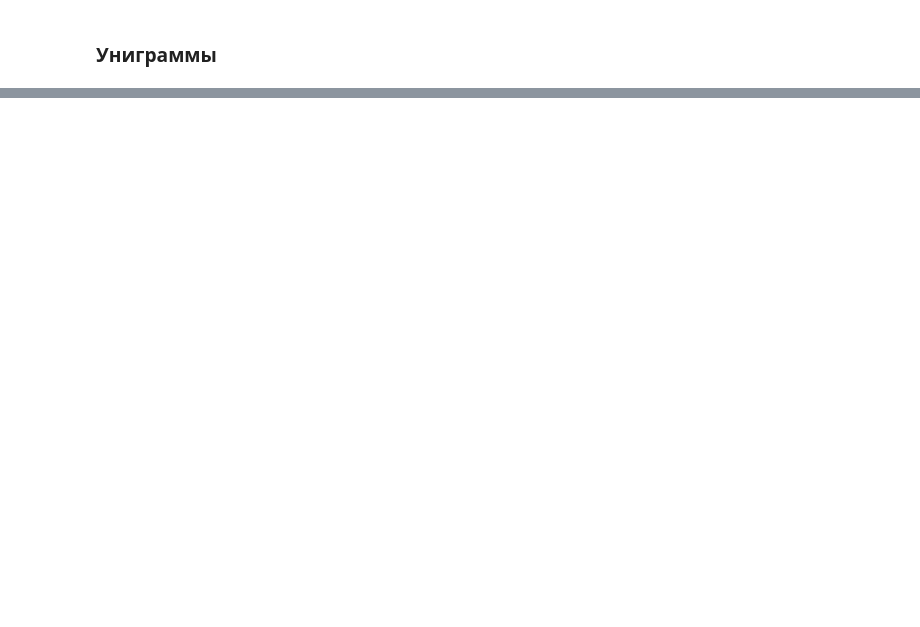
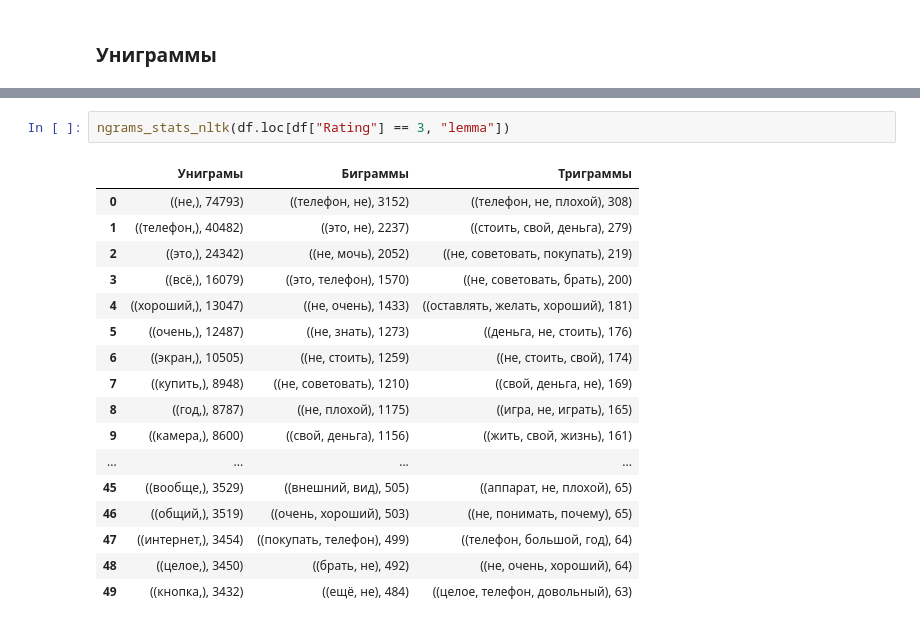
Before and after one commit to ivtroitskiy/nlp-basics, a Jupyter notebook: lesson1/notebook.ipynb, the cells around one changed output, grey strips where cells are left out. Saved outputs shown, nothing was run; the diff lists cells and outputs as text; blank space fills up the shorter version.

```diff
--- a/lesson1/notebook.ipynb
+++ b/lesson1/notebook.ipynb
@@ -338,0 +548,20 @@ unigrams
+# %%
+ngrams_stats_nltk(df.loc[df["Rating"] == 3, "lemma"])
+# %% [output]
+|  | Униграмы | Биграммы | Триграммы |
+| 0 | ((не,), 74793) | ((телефон, не), 3152) | ((телефон, не, плохой), 308) |
+| 1 | ((телефон,), 40482) | ((это, не), 2237) | ((стоить, свой, деньга), 279) |
+| 2 | ((это,), 24342) | ((не, мочь), 2052) | ((не, советовать, покупать), 219) |
+| 3 | ((всё,), 16079) | ((это, телефон), 1570) | ((не, советовать, брать), 200) |
+| 4 | ((хороший,), 13047) | ((не, очень), 1433) | ((оставлять, желать, хороший), 181) |
+| 5 | ((очень,), 12487) | ((не, знать), 1273) | ((деньга, не, стоить), 176) |
+| 6 | ((экран,), 10505) | ((не, стоить), 1259) | ((не, стоить, свой), 174) |
+| 7 | ((купить,), 8948) | ((не, советовать), 1210) | ((свой, деньга, не), 169) |
+| 8 | ((год,), 8787) | ((не, плохой), 1175) | ((игра, не, играть), 165) |
+| 9 | ((камера,), 8600) | ((свой, деньга), 1156) | ((жить, свой, жизнь), 161) |
+| ... | ... | ... | ... |
+| 45 | ((вообще,), 3529) | ((внешний, вид), 505) | ((аппарат, не, плохой), 65) |
+| 46 | ((общий,), 3519) | ((очень, хороший), 503) | ((не, понимать, почему), 65) |
+| 47 | ((интернет,), 3454) | ((покупать, телефон), 499) | ((телефон, большой, год), 64) |
+| 48 | ((целое,), 3450) | ((брать, не), 492) | ((не, очень, хороший), 64) |
+| 49 | ((кнопка,), 3432) | ((ещё, не), 484) | ((целое, телефон, довольный), 63) |
```
Also changed, not shown: parts of 64 cells of this notebook, 5 other files.
